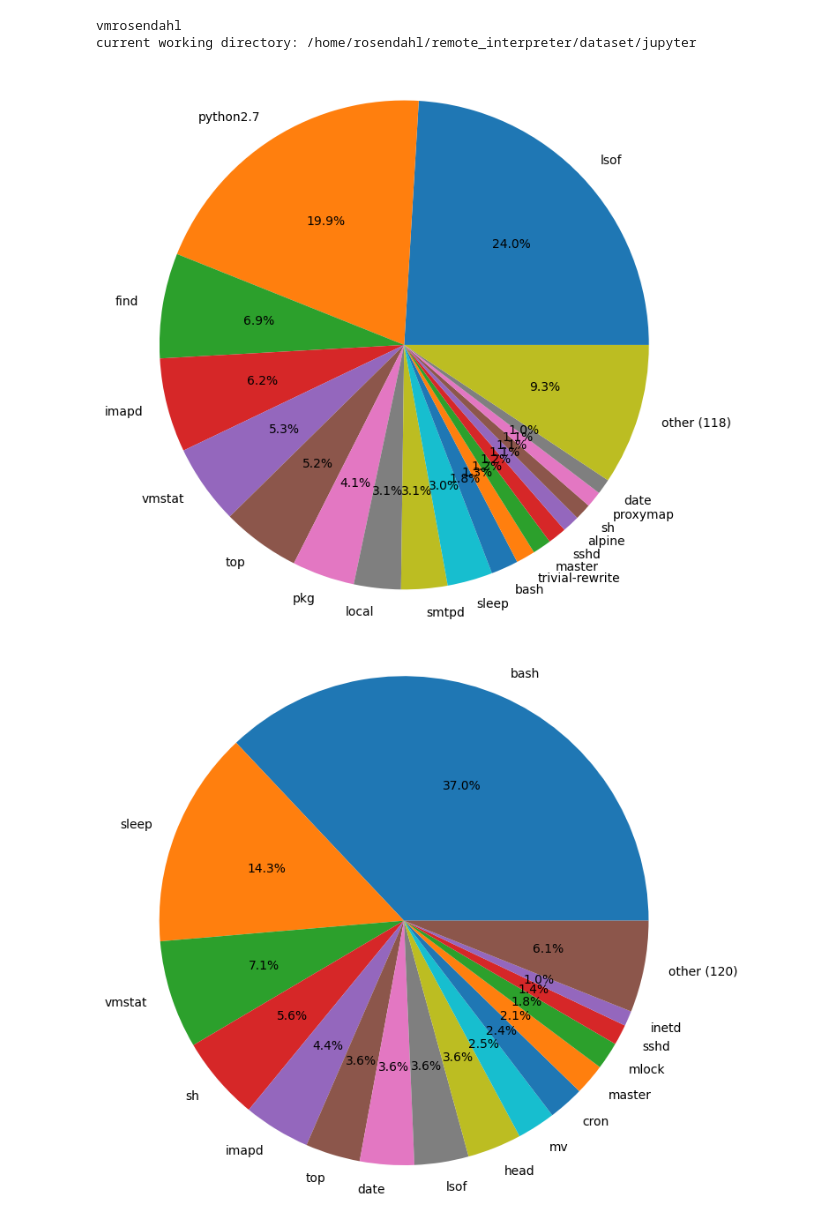
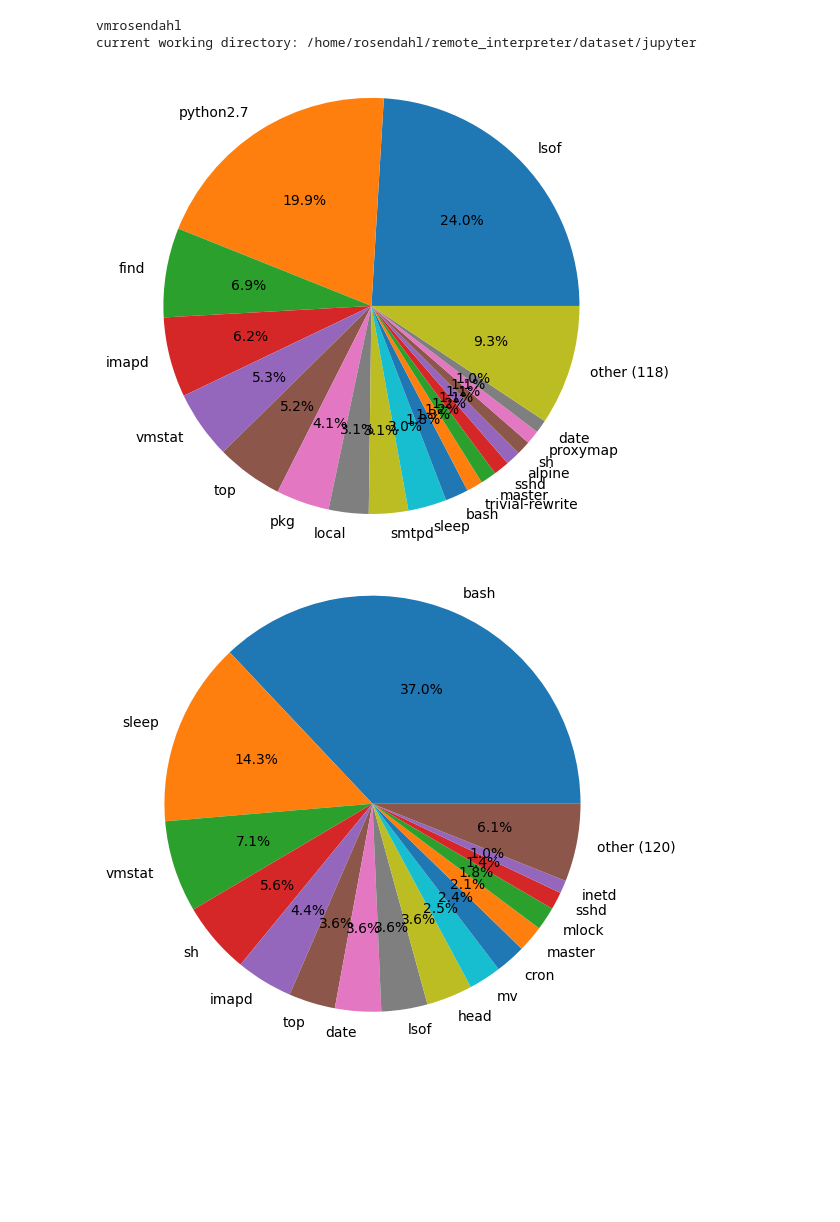
Before and after one commit to JannikRosendahl/bachelor_thesis_dataset, a Jupyter notebook: jupyter/seq_expl.ipynb, the cells around one changed output. Drawn from its saved outputs; the diff is of its cells as text; code cells hidden in the pictures; blank space fills up the shorter version.

```diff
--- a/jupyter/seq_expl.ipynb
+++ b/jupyter/seq_expl.ipynb
@@ -50,35 +50,35 @@ current working directory: /home/rosendahl/remote_interpreter/dataset/jupyter
 # %%
 # visualize event distribution
 query = '''
 select distinct e.properties_map_exec, count(e.properties_map_exec) as count
 from event e
 group by e.properties_map_exec;
 '''
 
 cur.execute(query)
 results_count_distinct_execs = cur.fetchall()
 
 # plot exec distribution
 
 # sort by count
 results_count_distinct_execs.sort(key=lambda x: x[1], reverse=True)
 
 labels = [row[0] for row in results_count_distinct_execs]
 sizes = [row[1] for row in results_count_distinct_execs]
 
 labels, sizes = group_bottom_percent(labels, sizes, 0.01)
 
 fig, ax = plt.subplots()
 ax.pie(sizes, labels=labels, autopct='%1.1f%%', textprops={'size': 'medium'})
 ax.axis('equal')  # Equal aspect ratio ensures that pie is drawn as a circle.
 
 # resize
-fig.set_size_inches((20*cm, 20*cm))
+fig.set_size_inches((15*cm, 15*cm))
 
 plt.savefig('figures/executable_events_distribution.svg')
 plt.show()
 # %% [output]
-[figure, old version]
+[figure, new version]
 # %%
 # visualize class distribution
 query = '''
@@ -100,12 +100,12 @@ fig, ax = plt.subplots()
 ax.pie(sizes, labels=labels, autopct='%1.1f%%', textprops={'size': 'medium'})
 ax.axis('equal')  # Equal aspect ratio ensures that pie is drawn as a circle.
 
-fig.set_size_inches((20*cm, 20*cm))
+fig.set_size_inches((15*cm, 15*cm))
 
 plt.savefig('figures/class_distribution.svg')
 plt.show()
 # %% [output]
-[figure, old version]
+[figure, new version]
 # %%
 # visualize class distribution with sliding window
 window_size = 1000
```
Also changed, not shown: parts of 5 cells of this notebook, 5 other files.
